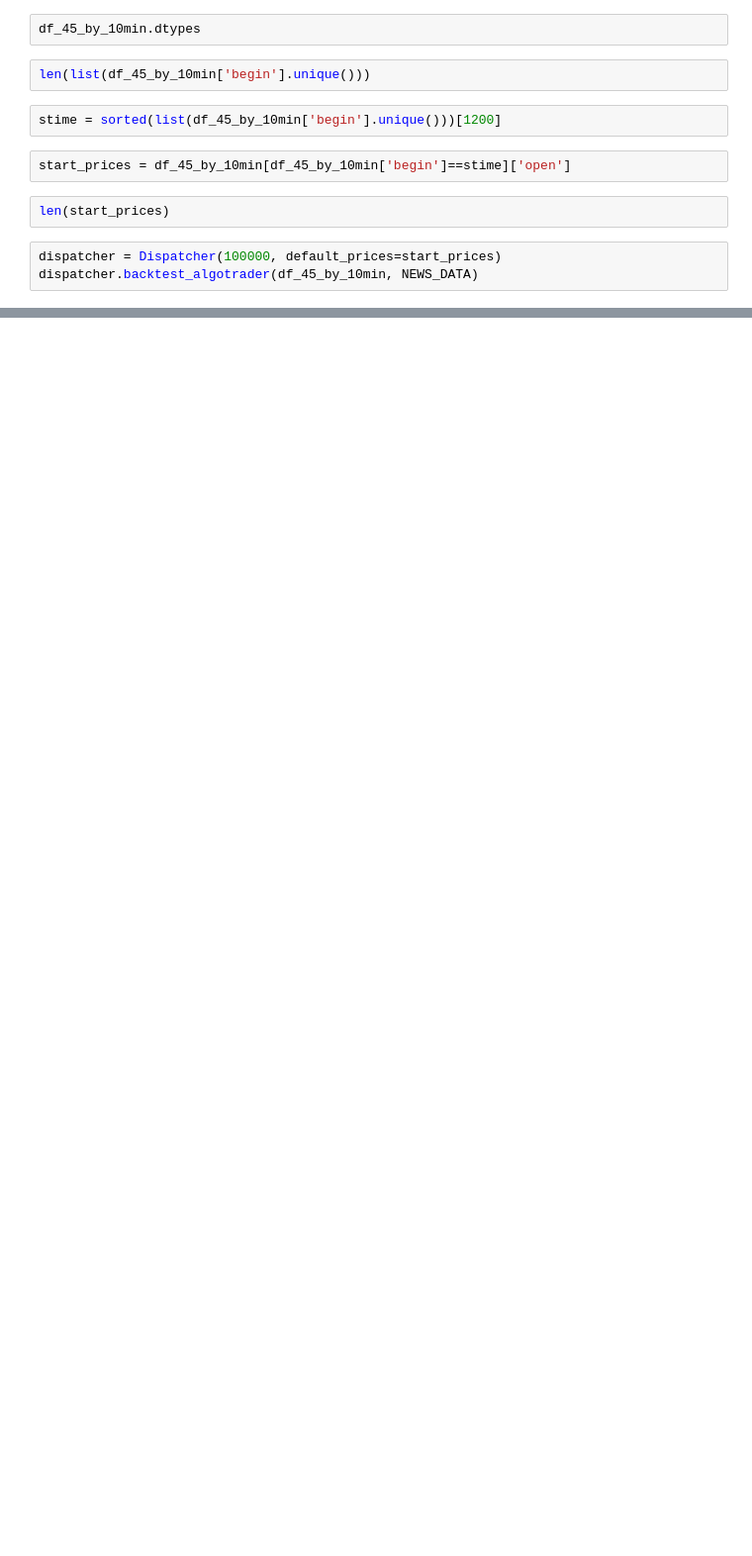
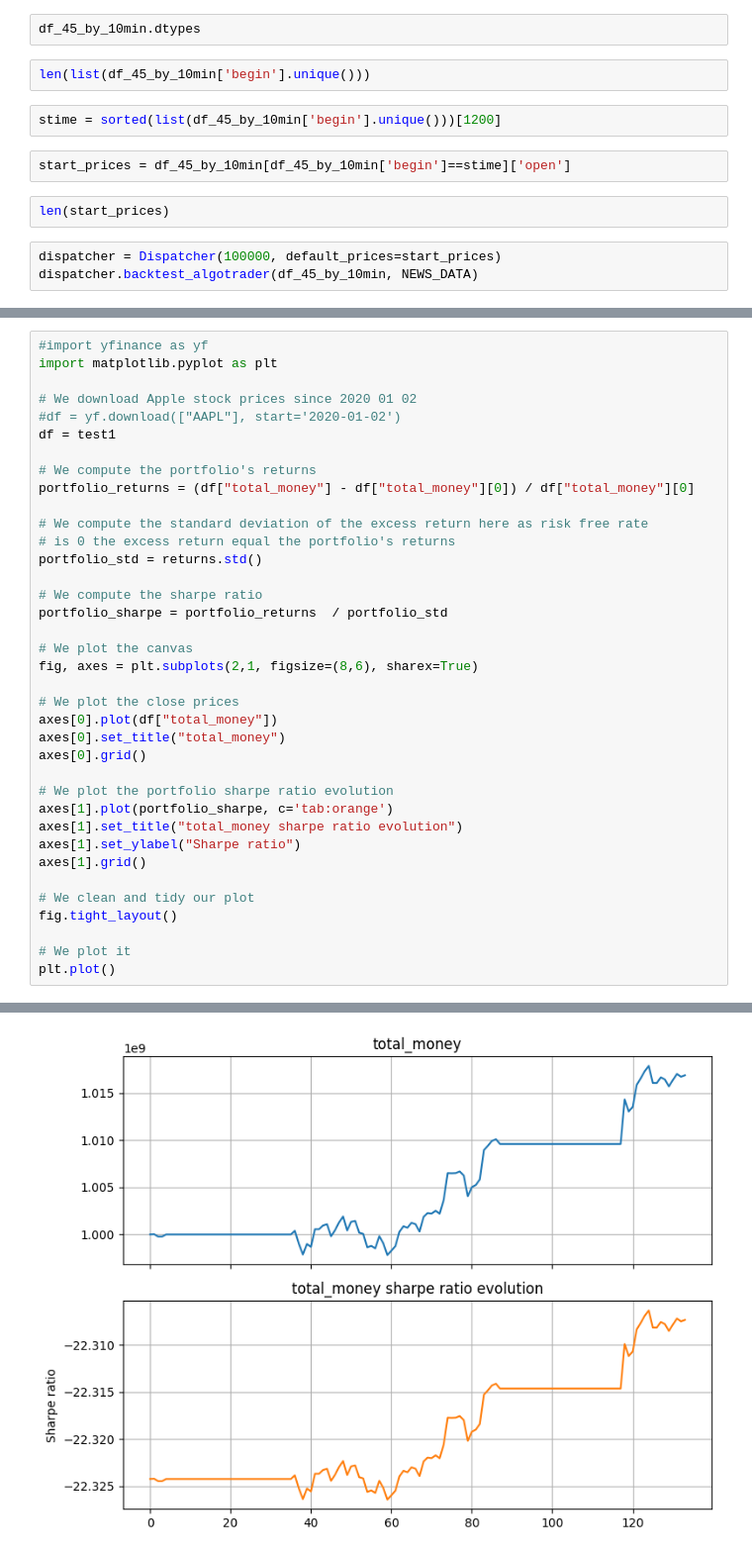
Before and after one commit to magnatm/algo-NeoQuantXperience, a Jupyter notebook: algo_neoquantxperience/test_algotrader.ipynb, the cells around one changed output, grey strips where cells are left out. Shown at 99% size. Drawn from its saved outputs; the diff is of its cells as text; blank space fills up the shorter version.

```diff
--- a/algo_neoquantxperience/test_algotrader.ipynb
+++ b/algo_neoquantxperience/test_algotrader.ipynb
@@ -32,0 +105,38 @@ dispatcher.backtest_algotrader(df_45_by_10min, NEWS_DATA)
+# %%
+#import yfinance as yf
+import matplotlib.pyplot as plt
+
+# We download Apple stock prices since 2020 01 02
+#df = yf.download(["AAPL"], start='2020-01-02')
+df = test1
+
+# We compute the portfolio's returns
+portfolio_returns = (df["total_money"] - df["total_money"][0]) / df["total_money"][0]
+
+# We compute the standard deviation of the excess return here as risk free rate
+# is 0 the excess return equal the portfolio's returns
+portfolio_std = returns.std()
+
+# We compute the sharpe ratio
+portfolio_sharpe = portfolio_returns  / portfolio_std
+
+# We plot the canvas
+fig, axes = plt.subplots(2,1, figsize=(8,6), sharex=True)
+
+# We plot the close prices
+axes[0].plot(df["total_money"])
+axes[0].set_title("total_money")
+axes[0].grid()
+
+# We plot the portfolio sharpe ratio evolution
+axes[1].plot(portfolio_sharpe, c='tab:orange')
+axes[1].set_title("total_money sharpe ratio evolution")
+axes[1].set_ylabel("Sharpe ratio")
+axes[1].grid()
+
+# We clean and tidy our plot
+fig.tight_layout()
+
+# We plot it
+plt.plot()
+# %% [output]
@@ -32,0 +144 @@ dispatcher.backtest_algotrader(df_45_by_10min, NEWS_DATA)
+[figure, added]
```
Also changed, not shown: parts of 21 cells of this notebook, 7 other files.
